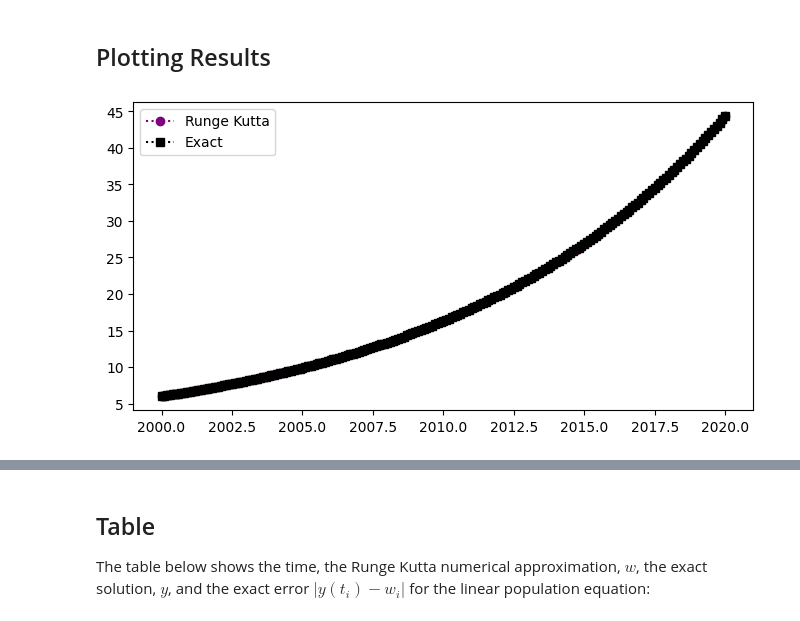
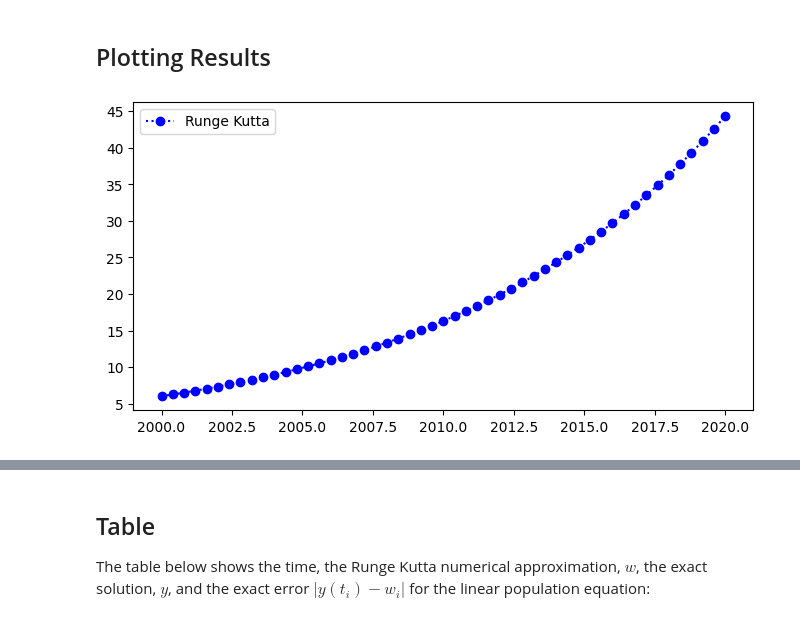
Before and after one commit to rcs1994/Teaching_DL4DEs_Fall_2025, a Jupyter notebook: RK2.ipynb, the cells around one changed output, grey strips where cells are left out. Drawn from its saved outputs; the diff is of its cells as text; code cells hidden in the pictures.

```diff
--- a/RK2.ipynb
+++ b/RK2.ipynb
@@ -60,7 +60,7 @@ This is generalised to
 \begin{equation} t_i=2000+i0.1, \ \ \ i=0,1,...,200.\end{equation}
 The plot below shows the discrete time steps:
 # %%
-N=200
+N=50
 t_end=2020.0
 t_start=2000.0
 h=((t_end-t_start)/N)
@@ -109,9 +117,9 @@ for k in range (0,N):
 # %%
 y=6*np.exp(0.1*(t-2000))
 fig = plt.figure(figsize=(8,4))
-plt.plot(t,w,'o:',color='purple',label='Runge Kutta')
-plt.plot(t,y,'s:',color='black',label='Exact')
+plt.plot(t,w,'o:',color='blue',label='Runge Kutta')
+#plt.plot(t,y,'s:',color='black',label='Exact')
 plt.legend(loc='best')
 plt.show()
 # %% [output]
-[figure, old version]
+[figure, new version]
```
Also changed, not shown: parts of 12 cells of this notebook.
